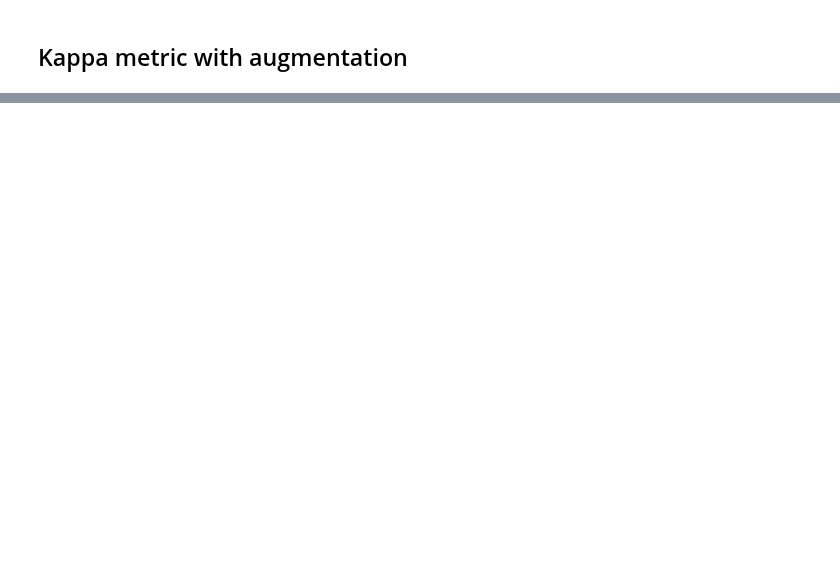
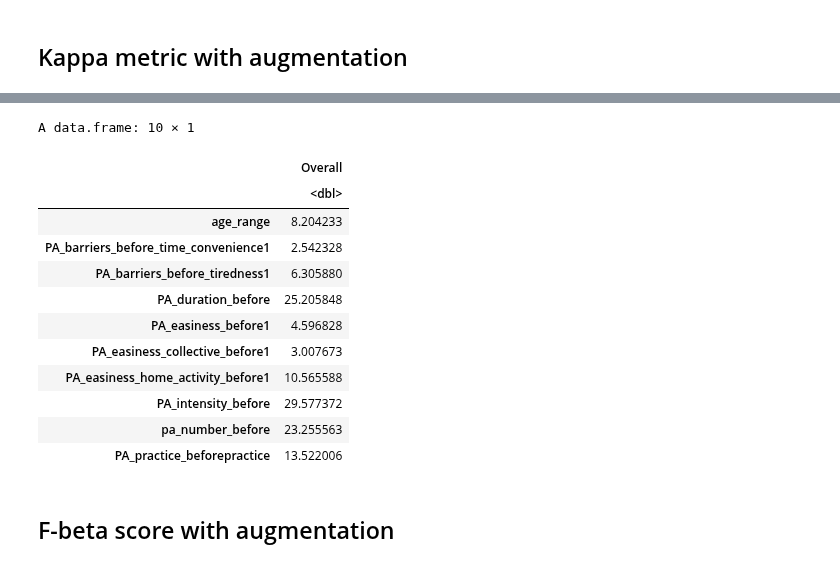
Before and after one commit to LASOS-INT/Barreiras-e-Facilitadores, a Jupyter notebook: R-notebooks/Script-main.ipynb, the cells around one changed output, grey strips where cells are left out. Saved outputs shown, nothing was run; the diff lists cells and outputs as text; code cells hidden in the pictures; blank space fills up the shorter version.

```diff
--- a/R-notebooks/Script-main.ipynb
+++ b/R-notebooks/Script-main.ipynb
@@ -217,0 +238,10 @@ while(j<n){
+# %%
+treino.aug <- data_augmentation(
+    train_data=treino,
+    yname="PA_practice_during",
+    maj_class = "practice",
+    min_classes = c("dont_practice"),
+    ycol=match("PA_practice_during",names(before_dataset))
+)
+
+table(treino.aug[, "PA_practice_during"])
@@ -218,8 +251,2 @@ while(j<n){
 # %% [markdown]
 ## Kappa metric without augmentation
-# %%
-form = as.formula(paste("PA_practice_during",'~.'))
-modelo <<- train(form , data=treino, method="rpart", metric="Kappa", trControl = trainControl(method = "boot"), tuneLength = 5)
-pred <<- predict(modelo, teste)
-confM <<- confusionMatrix(pred, teste[,"PA_practice_during"])
-rpart.plot(modelo$finalModel)
@@ -248,8 +267,2 @@ Prediction      dont_practice practice
 # %% [markdown]
 ## Kappa metric with augmentation
-# %%
-form = as.formula(paste("PA_practice_during",'~.'))
-modelo.aug <<- train(form , data=treino.aug, method="rpart", metric="Kappa", trControl = trainControl(method = "boot"), tuneLength = 5)
-pred.aug <<- predict(modelo.aug, teste)
-confM.aug <<- confusionMatrix(pred.aug, teste[,ycol_number])
-rpart.plot(modelo.aug$finalModel)
@@ -335,0 +306,11 @@ Prediction      dont_practice practice
+# %%
+model <- fit_model(
+    model_method="rpart",
+    model_metric="FB",
+    trControl_func = trainControl(method = "boot", summaryFunction=fbeta, classProbs = TRUE),
+    train_data = treino,
+    test_data=teste,
+    yname="PA_practice_during"
+)
+print(model$matrix)
+rpart.plot(model$result$finalModel)
@@ -335,0 +336,21 @@ Prediction      dont_practice practice
+# %%
+gini = varImp(model$result$finalModel)
+#gini[order(gini)]
+head(gini, 10)
+# plot(varImp(model$result$finalModel), main="Variables Importance - Decision Tree")
+# %% [output]
+A data.frame: 10 × 1
+|  | Overall |
+|  | <dbl> |
+| age_range | 8.204233 |
+| PA_barriers_before_time_convenience1 | 2.542328 |
+| PA_barriers_before_tiredness1 | 6.305880 |
+| PA_duration_before | 25.205848 |
+| PA_easiness_before1 | 4.596828 |
+| PA_easiness_collective_before1 | 3.007673 |
+| PA_easiness_home_activity_before1 | 10.565588 |
+| PA_intensity_before | 29.577372 |
+| pa_number_before | 23.255563 |
+| PA_practice_beforepractice | 13.522006 |
+# %% [markdown]
+## F-beta score with augmentation
```
Also changed, not shown: parts of 23 cells of this notebook.
